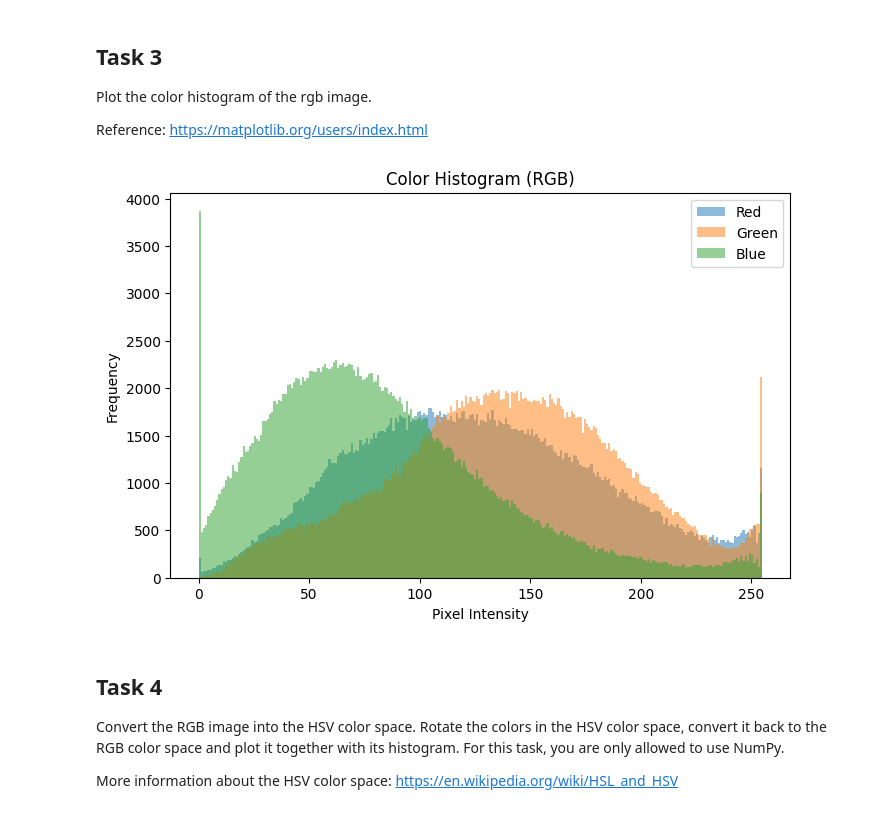
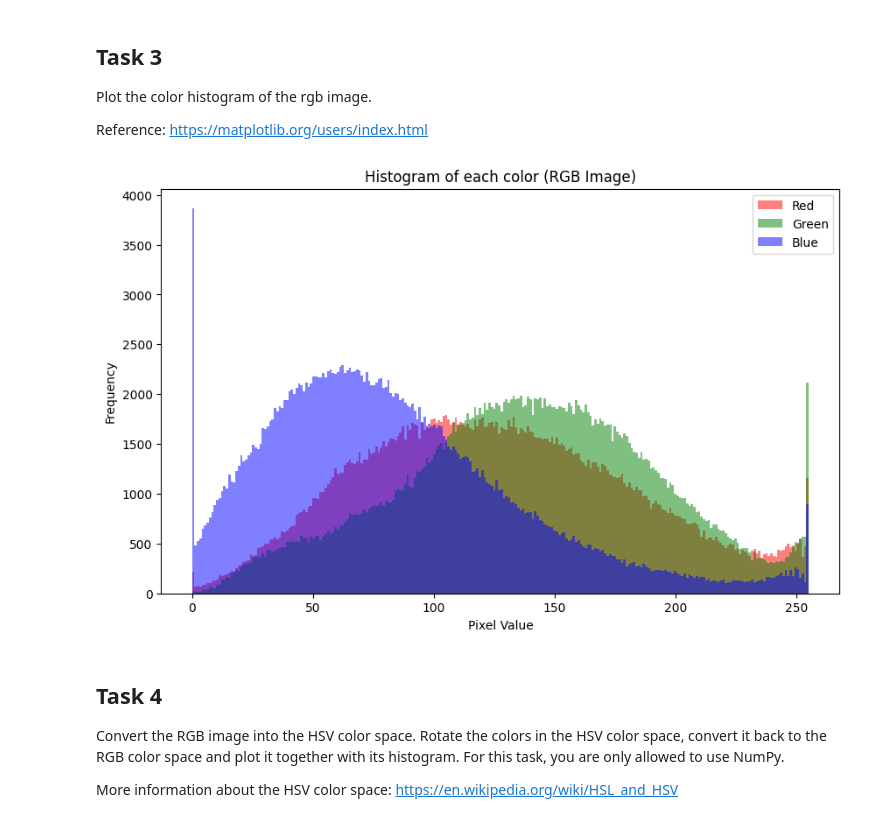
Before and after one commit to binyamolango/3dcv-students, a Jupyter notebook: 1.0-tl-scientific-python.ipynb, the cells around one changed output. Saved outputs shown, nothing was run; the diff lists cells and outputs as text; code cells hidden in the pictures.

```diff
--- a/1.0-tl-scientific-python.ipynb
+++ b/1.0-tl-scientific-python.ipynb
@@ -178,33 +179,35 @@ Plot the color histogram of the rgb image.
 Reference: https://matplotlib.org/users/index.html
 # %%
 def plot_color_histogram(image):
-    """
-    Plot the histogram of each color channel (R, G, B) in an RGB image.
+    '''
+    Plot the histogram of each color channel into a single plot.
+    Take a look at the scikit-image submodule skimage.exposure
 
-    image -- RGB image (H x W x 3)
-    """
-    # Split channels
+    image -- RGB image
+    '''
+    # TODO: implement this function
+
     red = image[:, :, 0].ravel()
     green = image[:, :, 1].ravel()
     blue = image[:, :, 2].ravel()
 
-    # Create histogram
-    plt.figure(figsize=(8, 5))
+    plt.figure(figsize=(10, 6))
 
-    plt.hist(red, bins=256, range=(0, 255), alpha=0.5, label='Red')
-    plt.hist(green, bins=256, range=(0, 255), alpha=0.5, label='Green')
-    plt.hist(blue, bins=256, range=(0, 255), alpha=0.5, label='Blue')
+    plt.hist(red, bins=256, range=(0, 255), color="red", alpha=0.5, label="Red")
+    plt.hist(green, bins=256, range=(0, 255), color="green", alpha=0.5, label="Green")
+    plt.hist(blue, bins=256, range=(0, 255), color="blue", alpha=0.5, label="Blue")
 
-    plt.title("Color Histogram (RGB)")
-    plt.xlabel("Pixel Intensity")
+    plt.title("Histogram of each color (RGB Image)")
+    plt.xlabel("Pixel Value")
     plt.ylabel("Frequency")
     plt.legend()
     plt.show()
 
-image = skimage.io.imread('./data/pepo.jpg')
+    pass
+
 plot_color_histogram(image)
 # %% [output]
-[figure, old version]
+[figure, new version]
 # %% [markdown]
 ## Task 4
 
```
Also changed, not shown: parts of 1 cell of this notebook.
